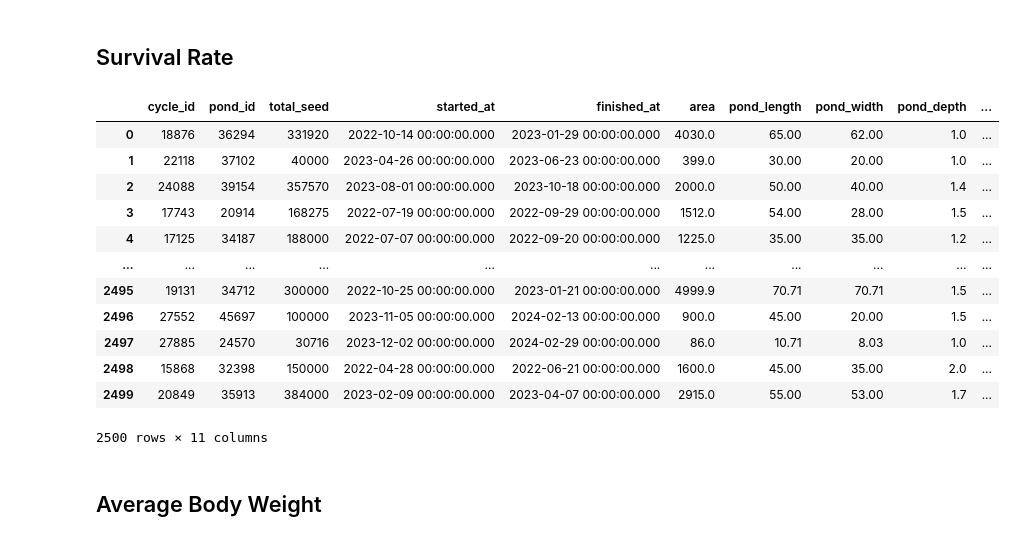
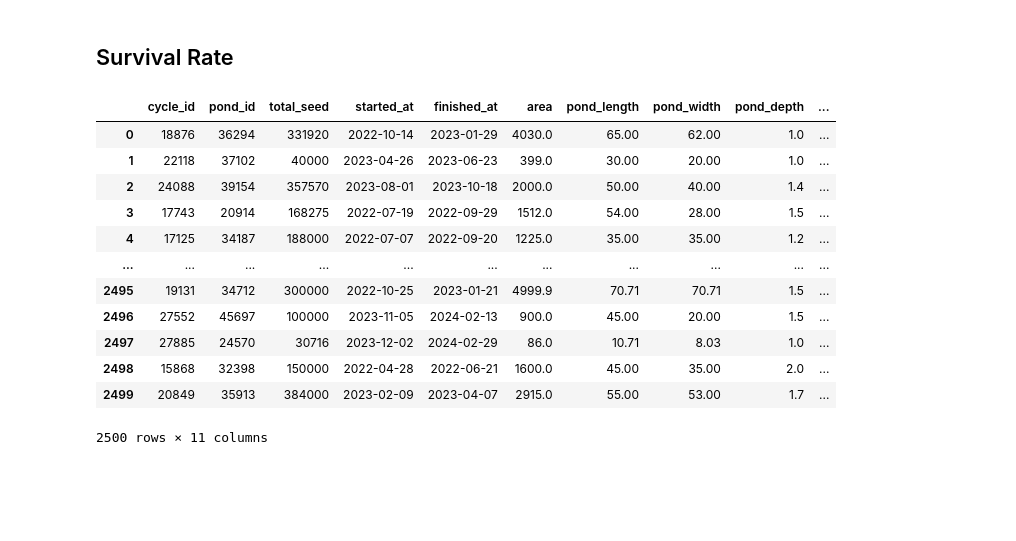
Before and after one commit to nurgoni/shrimp-forecasting, a Jupyter notebook: notebook/EDA.ipynb, the cells around one changed output. Drawn from its saved outputs; the diff is of its cells as text; code cells hidden in the pictures; blank space fills up the shorter version.

```diff
--- a/notebook/EDA.ipynb
+++ b/notebook/EDA.ipynb
@@ -310,0 +321,9 @@ df_measurements
+# %%
+# check date consistency
+
+for name, df in list_df.items():
+    date_col = df.filter(regex=r'.*(_at|_date)$').columns
+    for col in date_col:
+        invalid_dates = df[~df[col].str.len().isin([10, 19])]
+        print(f"{name} -> {col} : ")
+        display(invalid_dates)
@@ -310,0 +366,6 @@ df_measurements
+# %%
+# remove inconsistency date
+list_df["df_samplings"] = list_df["df_samplings"][list_df["df_samplings"]["sampled_at"] != "1-01-01"]
+
+# check inconsistency in df_samplings
+display(list_df["df_samplings"][list_df["df_samplings"]["cycle_id"] == 25134])
@@ -310,0 +382,8 @@ df_measurements
+# %%
+# extract date only from dataframe
+
+for name, df in list_df.items():
+    date_col = df.filter(regex=r'.*(_at|_date)$').columns
+    for col in date_col:
+        df[col] = pd.to_datetime(df[col])
+    list_df[name] = df
@@ -445,0 +608,8 @@ df_feeds
+# %%
+# sort df_samplings by id and sampled_at
+list_df["df_samplings"] = list_df["df_samplings"].sort_values(by=["cycle_id", "sampled_at"])
+
+# calculate average body weight
+# list_df["df_samplings"]["weight_diff"] = list_df["df_samplings"].groupby("cycle_id")["average_weight"].diff()
+
+list_df["df_samplings"]
@@ -480,32 +666,27 @@ list_df["df_samplings"]
 # %% [markdown]
 ## Survival Rate
 # %%
-# convert cycle_id type
-list_df["df_harvest"]["cycle_id"] = list_df["df_harvest"]["cycle_id"].astype(int)
-
 # get total shrimps
 list_df["df_harvest"]["num_shrimps"] = list_df["df_harvest"]["size"] * list_df["df_harvest"]["weight"]
 
 # merge
 list_df["df_cycles"] = pd.merge(list_df["df_cycles"], list_df["df_harvest"].groupby("cycle_id")["num_shrimps"].sum(), how="left", on="cycle_id")
 
 # calculate survival rate
 list_df["df_cycles"]["survival_rate"] = list_df["df_cycles"]["num_shrimps"] / list_df["df_cycles"]["total_seed"]
 
 list_df["df_cycles"]
 # %% [output]
 |  | cycle_id | pond_id | total_seed | started_at | finished_at | area | pond_length | pond_width | pond_depth | ... |
-| 0 | 18876 | 36294 | 331920 | 2022-10-14 00:00:00.000 | 2023-01-29 00:00:00.000 | 4030.0 | 65.00 | 62.00 | 1.0 | ... |
-| 1 | 22118 | 37102 | 40000 | 2023-04-26 00:00:00.000 | 2023-06-23 00:00:00.000 | 399.0 | 30.00 | 20.00 | 1.0 | ... |
-| 2 | 24088 | 39154 | 357570 | 2023-08-01 00:00:00.000 | 2023-10-18 00:00:00.000 | 2000.0 | 50.00 | 40.00 | 1.4 | ... |
-| 3 | 17743 | 20914 | 168275 | 2022-07-19 00:00:00.000 | 2022-09-29 00:00:00.000 | 1512.0 | 54.00 | 28.00 | 1.5 | ... |
-| 4 | 17125 | 34187 | 188000 | 2022-07-07 00:00:00.000 | 2022-09-20 00:00:00.000 | 1225.0 | 35.00 | 35.00 | 1.2 | ... |
+| 0 | 18876 | 36294 | 331920 | 2022-10-14 | 2023-01-29 | 4030.0 | 65.00 | 62.00 | 1.0 | ... |
+| 1 | 22118 | 37102 | 40000 | 2023-04-26 | 2023-06-23 | 399.0 | 30.00 | 20.00 | 1.0 | ... |
+| 2 | 24088 | 39154 | 357570 | 2023-08-01 | 2023-10-18 | 2000.0 | 50.00 | 40.00 | 1.4 | ... |
+| 3 | 17743 | 20914 | 168275 | 2022-07-19 | 2022-09-29 | 1512.0 | 54.00 | 28.00 | 1.5 | ... |
+| 4 | 17125 | 34187 | 188000 | 2022-07-07 | 2022-09-20 | 1225.0 | 35.00 | 35.00 | 1.2 | ... |
 | ... | ... | ... | ... | ... | ... | ... | ... | ... | ... | ... |
-| 2495 | 19131 | 34712 | 300000 | 2022-10-25 00:00:00.000 | 2023-01-21 00:00:00.000 | 4999.9 | 70.71 | 70.71 | 1.5 | ... |
-| 2496 | 27552 | 45697 | 100000 | 2023-11-05 00:00:00.000 | 2024-02-13 00:00:00.000 | 900.0 | 45.00 | 20.00 | 1.5 | ... |
-| 2497 | 27885 | 24570 | 30716 | 2023-12-02 00:00:00.000 | 2024-02-29 00:00:00.000 | 86.0 | 10.71 | 8.03 | 1.0 | ... |
-| 2498 | 15868 | 32398 | 150000 | 2022-04-28 00:00:00.000 | 2022-06-21 00:00:00.000 | 1600.0 | 45.00 | 35.00 | 2.0 | ... |
-| 2499 | 20849 | 35913 | 384000 | 2023-02-09 00:00:00.000 | 2023-04-07 00:00:00.000 | 2915.0 | 55.00 | 53.00 | 1.7 | ... |
+| 2495 | 19131 | 34712 | 300000 | 2022-10-25 | 2023-01-21 | 4999.9 | 70.71 | 70.71 | 1.5 | ... |
+| 2496 | 27552 | 45697 | 100000 | 2023-11-05 | 2024-02-13 | 900.0 | 45.00 | 20.00 | 1.5 | ... |
+| 2497 | 27885 | 24570 | 30716 | 2023-12-02 | 2024-02-29 | 86.0 | 10.71 | 8.03 | 1.0 | ... |
+| 2498 | 15868 | 32398 | 150000 | 2022-04-28 | 2022-06-21 | 1600.0 | 45.00 | 35.00 | 2.0 | ... |
+| 2499 | 20849 | 35913 | 384000 | 2023-02-09 | 2023-04-07 | 2915.0 | 55.00 | 53.00 | 1.7 | ... |
 2500 rows × 11 columns
-# %% [markdown]
-## Average Body Weight
```
Also changed, not shown: parts of 21 cells of this notebook, 1 other file.
